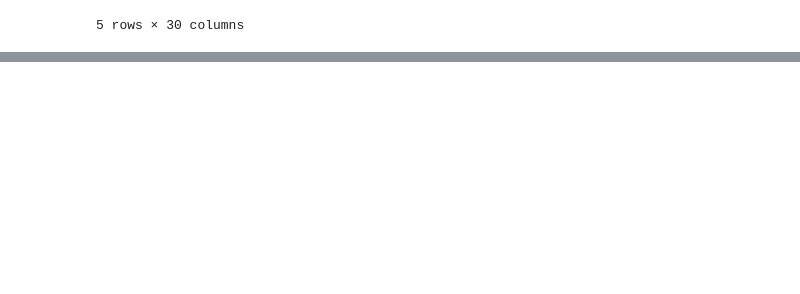
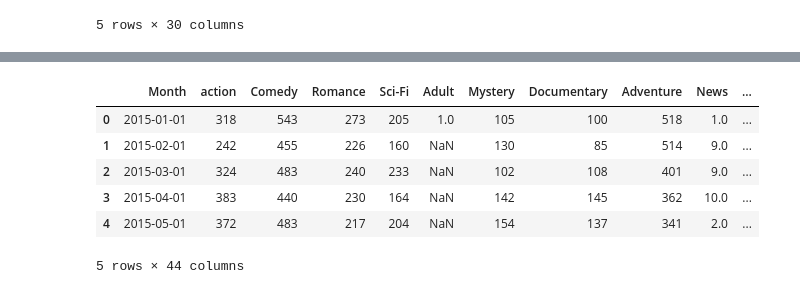
Before and after one commit to SeeShell/TOOL1_FINAL_PROJECT, a Jupyter notebook: new_merged_data/us-labor_daily-gross_data_merge.ipynb, the cells around one changed output, grey strips where cells are left out. Drawn from its saved outputs; the diff is of its cells as text; code cells hidden in the pictures; blank space fills up the shorter version.

Commit message:
initial merged data

```diff
--- a/new_merged_data/us-labor_daily-gross_data_merge.ipynb
+++ b/new_merged_data/us-labor_daily-gross_data_merge.ipynb
@@ -21,3 +21,6 @@ movie.head()
 | 3 | 4 | 4 | Night at the Museum: Secret of th... | 5974323 | 22.5 | 16.4 | 3914.0 | 1526.0 | 75328905.0 | 14.0 | ... | ... |
 | 4 | 5 | 5 | Annie | 4257057 | 42.0 | 6.8 | 3197.0 | 1331.0 | 61208977.0 | 14.0 | ... | ... |
 5 rows × 40 columns
+# %%
+cp = pd.read_pickle('../us_labor_statistics/final-clean-consumer_prices.pkl')
+cp.head()
@@ -143,0 +159,11 @@ labor_movie_gross.head()
+# %%
+econ_count = pd.merge(labor_movie_count, cp, how='left', on='Month')
+econ_count.head()
+# %% [output]
+|  | Month | action | Comedy | Romance | Sci-Fi | Adult | Mystery | Documentary | Adventure | News | ... |
+| 0 | 2015-01-01 | 318 | 543 | 273 | 205 | 1.0 | 105 | 100 | 518 | 1.0 | ... |
+| 1 | 2015-02-01 | 242 | 455 | 226 | 160 | NaN | 130 | 85 | 514 | 9.0 | ... |
+| 2 | 2015-03-01 | 324 | 483 | 240 | 233 | NaN | 102 | 108 | 401 | 9.0 | ... |
+| 3 | 2015-04-01 | 383 | 440 | 230 | 164 | NaN | 142 | 145 | 362 | 10.0 | ... |
+| 4 | 2015-05-01 | 372 | 483 | 217 | 204 | NaN | 154 | 137 | 341 | 2.0 | ... |
+5 rows × 44 columns
```
Also changed, not shown: parts of 5 cells of this notebook, 1 other file.
